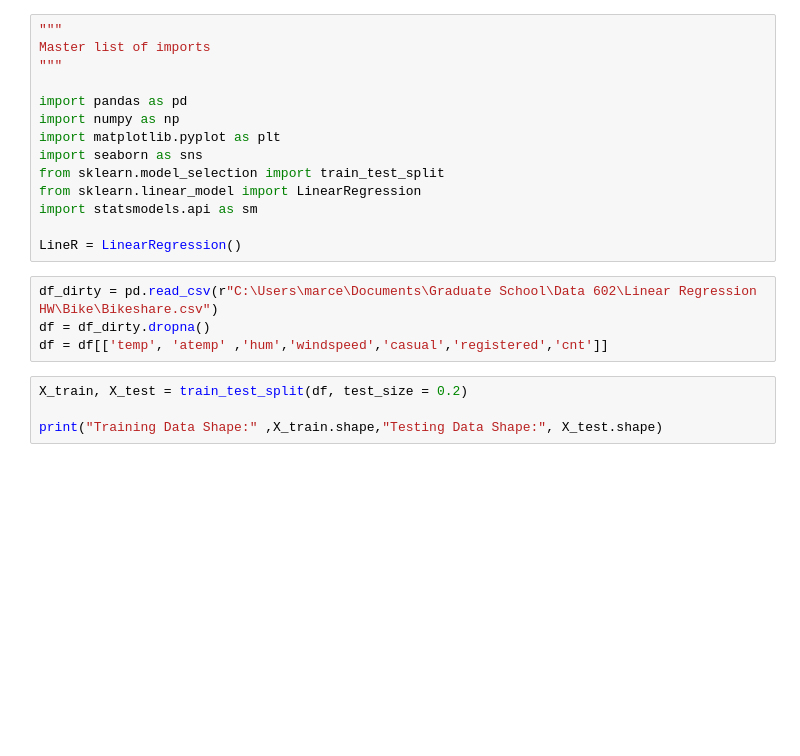
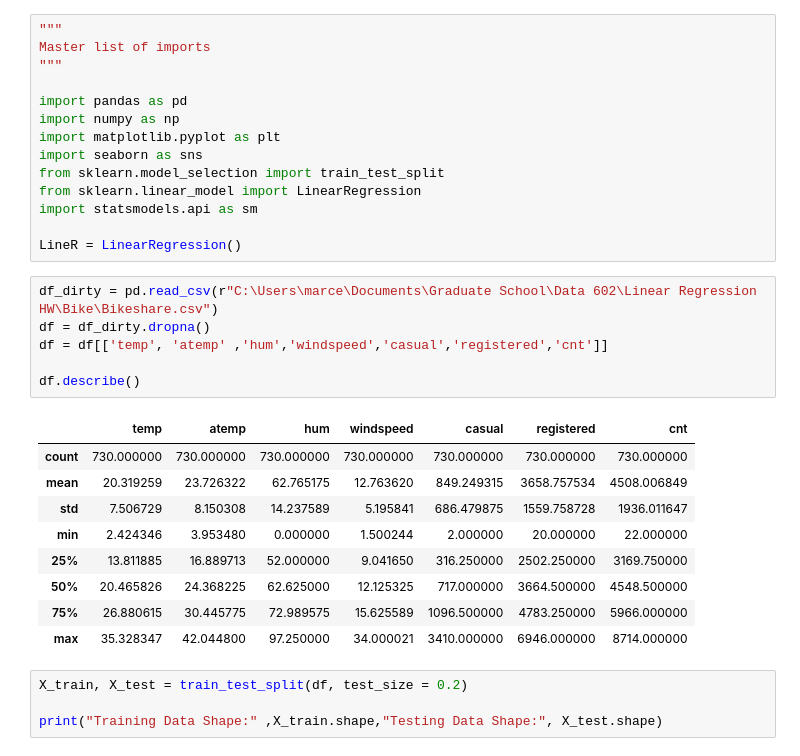
Before and after one commit to marcelthebridge/Data-602-Linear-Regression-Model-HW1, a Jupyter notebook: 602_HW1_Report.ipynb, the cells around one changed output. Drawn from its saved outputs; the diff is of its cells as text; blank space fills up the shorter version.

```diff
--- a/602_HW1_Report.ipynb
+++ b/602_HW1_Report.ipynb
@@ -38,7 +38,19 @@ LineR = LinearRegression()
 # %%
 df_dirty = pd.read_csv(r"C:\Users\marce\Documents\Graduate School\Data 602\Linear Regression HW\Bike\Bikeshare.csv")
 df = df_dirty.dropna()
 df = df[['temp', 'atemp' ,'hum','windspeed','casual','registered','cnt']]
+
+df.describe()
+# %% [output]
+|  | temp | atemp | hum | windspeed | casual | registered | cnt |
+| count | 730.000000 | 730.000000 | 730.000000 | 730.000000 | 730.000000 | 730.000000 | 730.000000 |
+| mean | 20.319259 | 23.726322 | 62.765175 | 12.763620 | 849.249315 | 3658.757534 | 4508.006849 |
+| std | 7.506729 | 8.150308 | 14.237589 | 5.195841 | 686.479875 | 1559.758728 | 1936.011647 |
+| min | 2.424346 | 3.953480 | 0.000000 | 1.500244 | 2.000000 | 20.000000 | 22.000000 |
+| 25% | 13.811885 | 16.889713 | 52.000000 | 9.041650 | 316.250000 | 2502.250000 | 3169.750000 |
+| 50% | 20.465826 | 24.368225 | 62.625000 | 12.125325 | 717.000000 | 3664.500000 | 4548.500000 |
+| 75% | 26.880615 | 30.445775 | 72.989575 | 15.625589 | 1096.500000 | 4783.250000 | 5966.000000 |
+| max | 35.328347 | 42.044800 | 97.250000 | 34.000021 | 3410.000000 | 6946.000000 | 8714.000000 |
 # %%
 X_train, X_test = train_test_split(df, test_size = 0.2)
 
```
Also changed, not shown: parts of 6 cells of this notebook, 1 other file.
